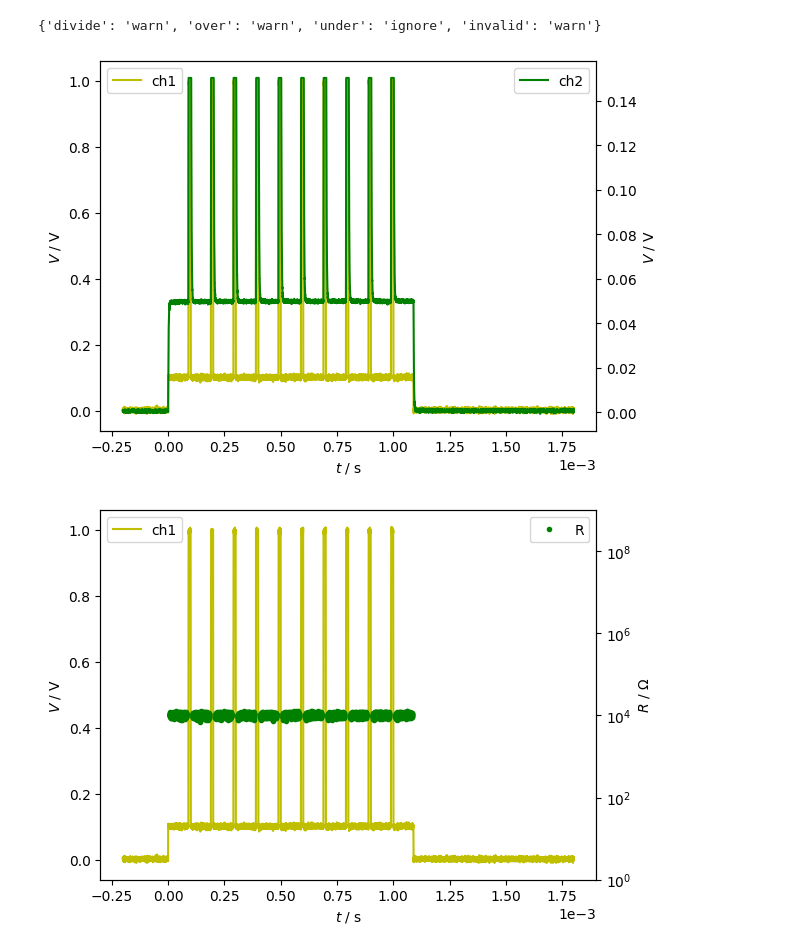
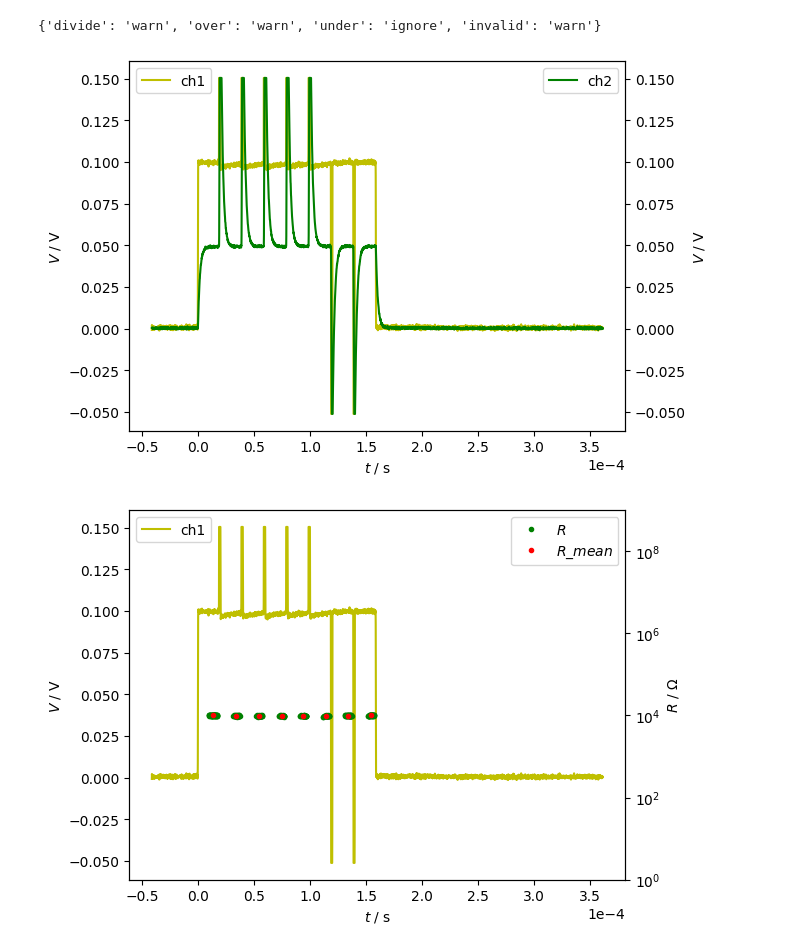
Before and after one commit to raxov99/iis_optolab, a Jupyter notebook: in_lab.ipynb, the cells around one changed output. Saved outputs shown, nothing was run; the diff lists cells and outputs as text; code cells hidden in the pictures.

```diff
--- a/in_lab.ipynb
+++ b/in_lab.ipynb
@@ -32,7 +32,13 @@ OSC.reset()
 OSC.write("SYST:DISP:UPD 1")
 DAQ.set_conn(123)
 # %%
-V, VOLT, n, T_AWG, DCYC_AWG, const_read, read_p, ch_AWG, SRAT_AWG = [1], 1, [10], [10**3], [.1], True, .1, 1, 1e7
-wf_AWG = my_wf(V, n, T_AWG, DCYC_AWG, const_read, read_p)
-read_V = read_p * VOLT
-AWG.set_wf(wf_AWG, SRAT_AWG, VOLT, ch_AWG)
+wf_dict_AWG = {
+    'V' : [1, -.5], # pulse voltages
+    'n' : [5, 2],   # pulse repetitions
+    'T' : 2e-5,     # pulse period
+    'W' : 1e-6,     # pulse width
+    'read' : True,
+    'read_V' : .1
+}
+ch_AWG = 1
+get_and_set_wf(AWG, ch_AWG, wf_dict_AWG)
@@ -44,7 +45,7 @@ SMU.set_wf(wf_SMU, SRAT_SMU, VOLT, ch_SMU, aint=aint)
 # %%
-wf, R, valid = meas_AWG(DAQ, 113, AWG, ch_AWG, T_AWG[0], read_V, VOLT, OSC, [1, 2])
+wf, R, valid = meas_AWG(DAQ, 113, AWG, ch_AWG, wf_dict_AWG, OSC, [1, 2])
 # %% [output]
-[figure, old version]
+[figure, new version]
-[figure, old version]
+[figure, new version]
 # %%
 meas_AWG_dict = {
```
Also changed, not shown: parts of 10 cells of this notebook, 2 other files.
